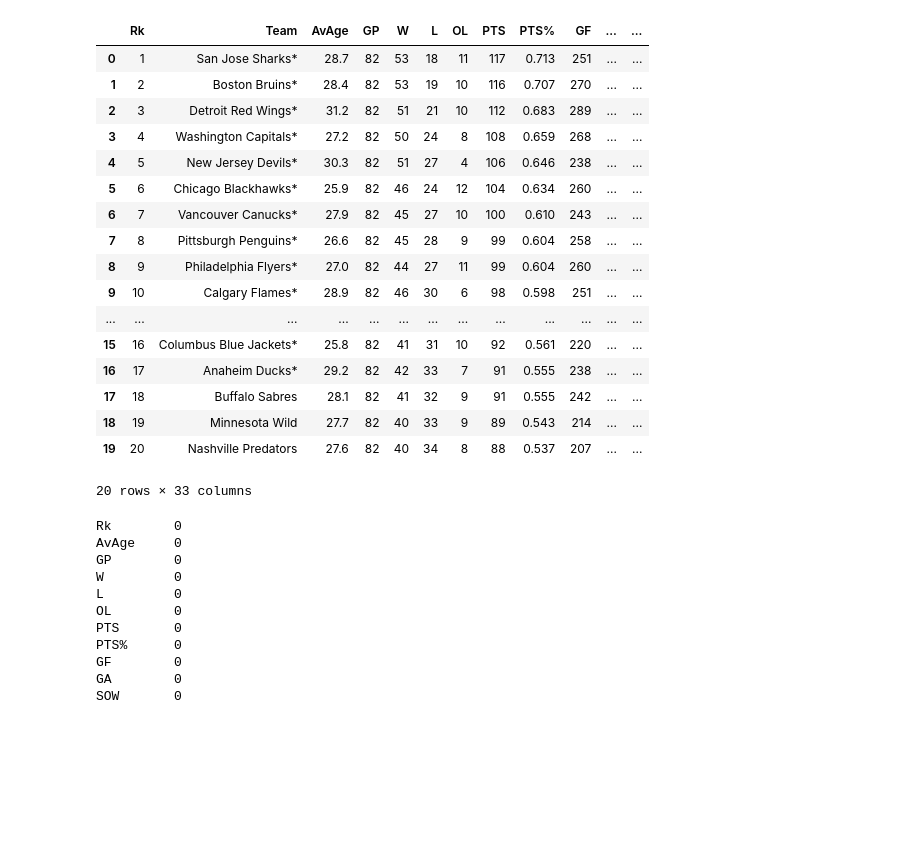
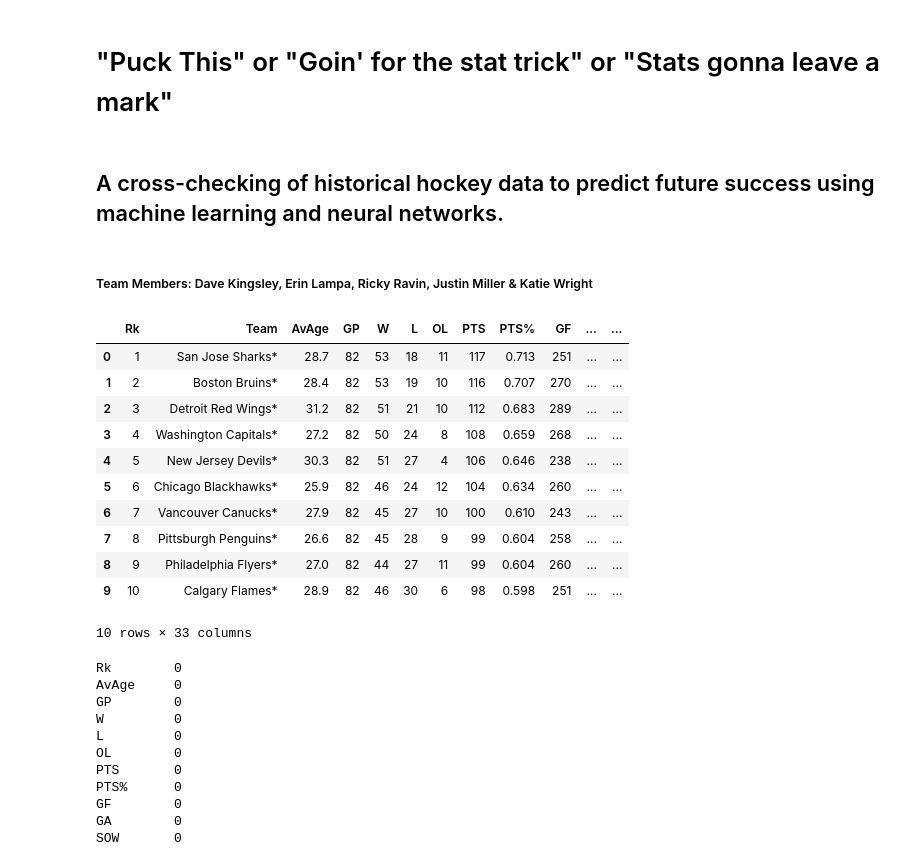
Before and after one commit to knwright/Hard_Refresh, a Jupyter notebook: NHL_Season_ML.ipynb, the cells around one changed output. Cells and saved outputs as stored; diff of their text form; code cells hidden in the pictures; blank space fills up the shorter version.

```diff
--- a/NHL_Season_ML.ipynb
+++ b/NHL_Season_ML.ipynb
@@ -1 +1,7 @@
+# %% [markdown]
+# "Puck This" or "Goin' for the stat trick" or "Stats gonna leave a mark"
+# %% [markdown]
+## A cross-checking of historical hockey data to predict future success using machine learning and neural networks.
+# %% [markdown]
+##### Team Members: Dave Kingsley, Erin Lampa, Ricky Ravin, Justin Miller & Katie Wright
 # %%
@@ -20,28 +27,22 @@ from sklearn.linear_model import LinearRegression
 # %%
 # Read the csv file into a pandas DataFrame
 season = pd.concat([pd.read_csv(f) for f in glob.glob('nhl_season_data/*.csv')],
                              ignore_index = True)
 
-season.head(20)
+season.head(10)
 # %% [output]
 |  | Rk | Team | AvAge | GP | W | L | OL | PTS | PTS% | GF | ... | ... |
 | 0 | 1 | San Jose Sharks* | 28.7 | 82 | 53 | 18 | 11 | 117 | 0.713 | 251 | ... | ... |
 | 1 | 2 | Boston Bruins* | 28.4 | 82 | 53 | 19 | 10 | 116 | 0.707 | 270 | ... | ... |
 | 2 | 3 | Detroit Red Wings* | 31.2 | 82 | 51 | 21 | 10 | 112 | 0.683 | 289 | ... | ... |
 | 3 | 4 | Washington Capitals* | 27.2 | 82 | 50 | 24 | 8 | 108 | 0.659 | 268 | ... | ... |
 | 4 | 5 | New Jersey Devils* | 30.3 | 82 | 51 | 27 | 4 | 106 | 0.646 | 238 | ... | ... |
 | 5 | 6 | Chicago Blackhawks* | 25.9 | 82 | 46 | 24 | 12 | 104 | 0.634 | 260 | ... | ... |
 | 6 | 7 | Vancouver Canucks* | 27.9 | 82 | 45 | 27 | 10 | 100 | 0.610 | 243 | ... | ... |
 | 7 | 8 | Pittsburgh Penguins* | 26.6 | 82 | 45 | 28 | 9 | 99 | 0.604 | 258 | ... | ... |
 | 8 | 9 | Philadelphia Flyers* | 27.0 | 82 | 44 | 27 | 11 | 99 | 0.604 | 260 | ... | ... |
 | 9 | 10 | Calgary Flames* | 28.9 | 82 | 46 | 30 | 6 | 98 | 0.598 | 251 | ... | ... |
-| ... | ... | ... | ... | ... | ... | ... | ... | ... | ... | ... | ... | ... |
-| 15 | 16 | Columbus Blue Jackets* | 25.8 | 82 | 41 | 31 | 10 | 92 | 0.561 | 220 | ... | ... |
-| 16 | 17 | Anaheim Ducks* | 29.2 | 82 | 42 | 33 | 7 | 91 | 0.555 | 238 | ... | ... |
-| 17 | 18 | Buffalo Sabres | 28.1 | 82 | 41 | 32 | 9 | 91 | 0.555 | 242 | ... | ... |
-| 18 | 19 | Minnesota Wild | 27.7 | 82 | 40 | 33 | 9 | 89 | 0.543 | 214 | ... | ... |
-| 19 | 20 | Nashville Predators | 27.6 | 82 | 40 | 34 | 8 | 88 | 0.537 | 207 | ... | ... |
-20 rows × 33 columns
+10 rows × 33 columns
 # %%
 # Drop Team column
 season_clean = season.drop(columns='Team')
```
Also changed, not shown: parts of 21 cells of this notebook, 1 other file.
